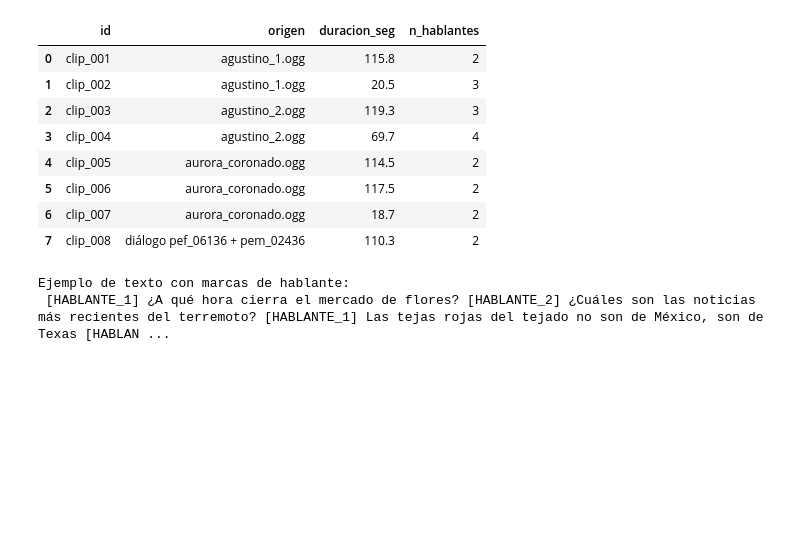
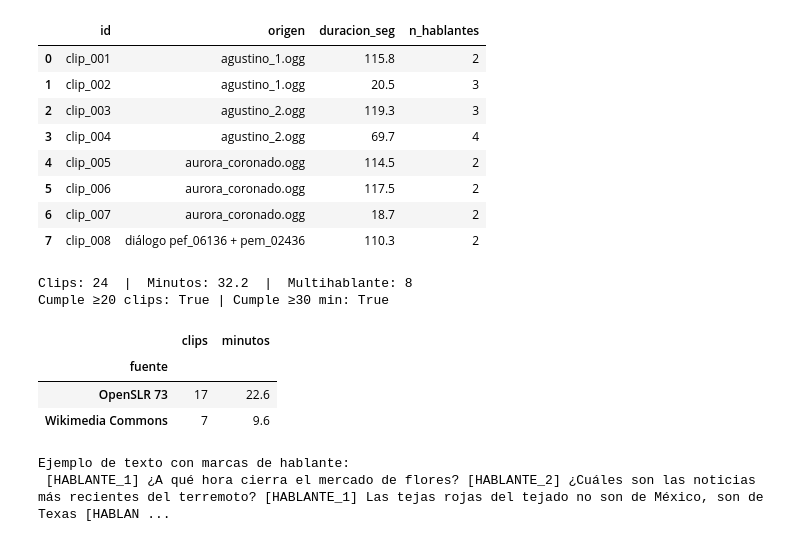
Before and after one commit to ValMur123/python_intermedio, a Jupyter notebook: tarea_2/01_extraccion.ipynb, the cells around one changed output. Drawn from its saved outputs; the diff is of its cells as text; code cells hidden in the pictures; blank space fills up the shorter version.

```diff
--- a/tarea_2/01_extraccion.ipynb
+++ b/tarea_2/01_extraccion.ipynb
@@ -568,6 +568,19 @@ Diálogo clip_008: 14 segmentos, 100% atribuidos al hablante correcto
 | 5 | clip_006 | aurora_coronado.ogg | 117.5 | 2 |
 | 6 | clip_007 | aurora_coronado.ogg | 18.7 | 2 |
 | 7 | clip_008 | diálogo pef_06136 + pem_02436 | 110.3 | 2 |
+# %%
+total_clips = len(clips)
+total_min = clips["duracion_seg"].sum() / 60
+print(f"Clips: {total_clips}  |  Minutos: {total_min:.1f}  |  Multihablante: {(clips['n_hablantes'] > 1).sum()}")
+print("Cumple ≥20 clips:", total_clips >= 20, "| Cumple ≥30 min:", total_min >= 30)
+clips.groupby("fuente")["duracion_seg"].agg(clips="count", minutos=lambda s: round(s.sum() / 60, 1))
+# %% [output]
+Clips: 24  |  Minutos: 32.2  |  Multihablante: 8
+Cumple ≥20 clips: True | Cumple ≥30 min: True
+|  | clips | minutos |
+| fuente |  |  |
+| OpenSLR 73 | 17 | 22.6 |
+| Wikimedia Commons | 7 | 9.6 |
 # %%
 # Texto corrido de cada clip (todavía sin seudonimizar; los archivos SRT/TXT se exportan después de seudonimizar)
 def con_marcas(segs):
```
Also changed, not shown: parts of 12 cells of this notebook, 28 other files.
